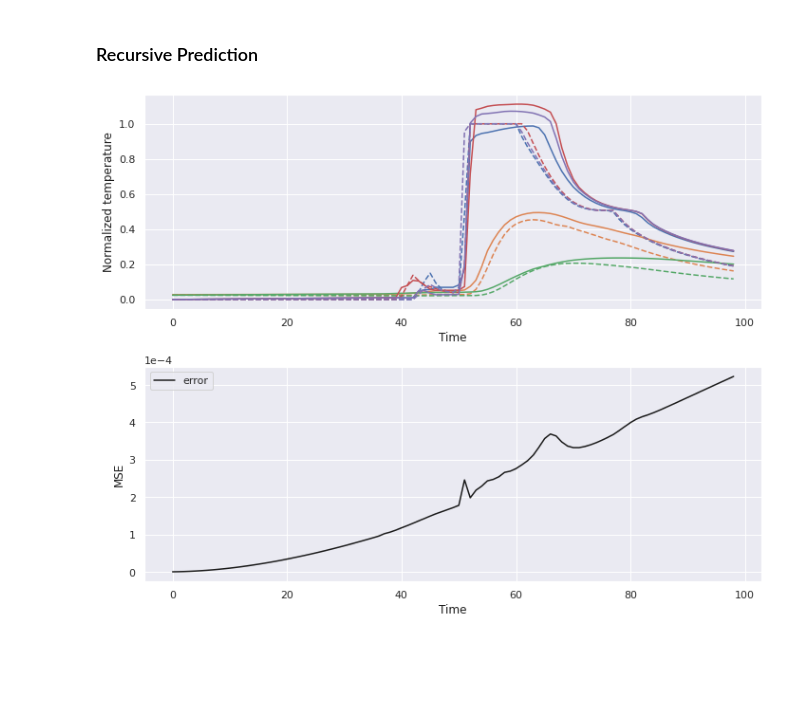
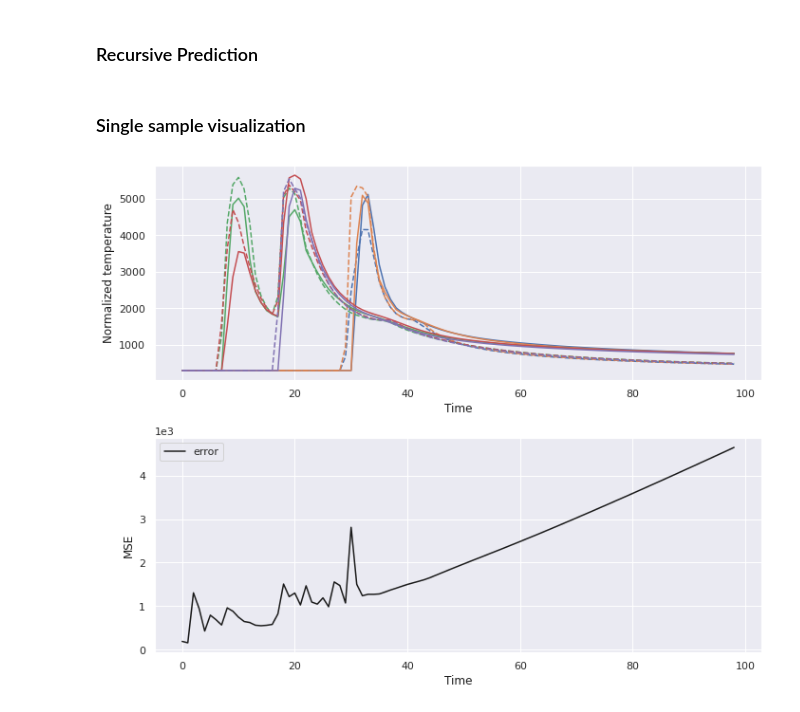
Before and after one commit to AMPL-NU/Graph_AM_Modeling, a Jupyter notebook: GNN.ipynb, the cells around one changed output. Cells and saved outputs as stored; diff of their text form; code cells hidden in the pictures; blank space fills up the shorter version.

```diff
--- a/GNN.ipynb
+++ b/GNN.ipynb
@@ -330,0 +335,13 @@ len(train_dataset), len(test_dataset)
+# %%
+# small database for debugging
+test_simulations = 5
+train_samples = 1000
+test_samples = 200
+test_start_index = (len(dataset.simulation_ids) - test_simulations)* dataset.sample_per_simulation * (dataset.seq_len-1)
+train_dataset = dataset[:test_start_index]
+train_dataset = train_dataset.shuffle()
+train_dataset = train_dataset[:train_samples]
+test_dataset = dataset[test_start_index:]
+test_dataset = test_dataset.shuffle()
+test_dataset = test_dataset[:test_samples]
+len(train_dataset), len(test_dataset)
@@ -572,6 +526,6 @@ torch.save(his, 'temp_models/DeeperGCN_clipped_data_his_V5.txt')
 # %%
-path = 'temp_models/R_GNNV5.pt'
-model = Net(device).to(device)
+path = 'temp_models/final_masked.pt'
+model = Net().to(device)
 model.load_state_dict(torch.load(path))
 model.eval()
 # %% [markdown]
@@ -626,7 +580,7 @@ def display_temp(temp, data, zoom=3.0, show_edges=False,
     p.show()
 # %%
 # test_id = np.random.randint(0,len(dataset))
-test_id = 3
+test_id = 10000
 data = test_dataset[test_id]
 data = data.to(device)
 with torch.no_grad():
@@ -647,7 +607,9 @@ print(err.min())
 # %% [markdown]
 ### Recursive Prediction
+# %% [markdown]
+### Single sample visualization
 # %%
-sample_num = 1400
+sample_num = 3
 predictions = []
 targets = []
 for time_step in range(99):
@@ -658,32 +620,37 @@ for time_step in range(99):
     data = data.to(device)
     with torch.no_grad():
         prediction =  model(data).to("cpu")
+    mask = data.x[:,1].reshape(-1,1)
+    prediction = prediction * mask.to("cpu")
     predictions.append(prediction)
     targets.append(target)
-predictions = torch.stack(predictions)[:,:,0]
-targets = torch.stack(targets)[:,:,0]
+init_birth = dataset[sample_num*99].x[:,1]
+birth = dataset[sample_num*99 + 98].x[:,1] - dataset[sample_num*99].x[:,1]
+predictions = torch.stack(predictions)[:,:,0] * 4700 + 300
+targets = torch.stack(targets)[:,:,0] * 4700 + 300
 error = torch.mean(torch.square(predictions - targets), dim = 1)
 # %%
-samples = 5
-
+inds = np.where(birth.numpy()>0)[0][:5]
+samples = len(inds)
+# samples = 100
 fig, axs = plt.subplots(2, 1, figsize=(10,8))
-clrs = sns.color_palette(n_colors=rand_samples)
-# worst_ind = torch.argmax(torch.square(predictions - targets)[98, :])
-worst_ind = torch.argsort(torch.square(predictions - targets)[98, :])[-5:]
+clrs = sns.color_palette(n_colors=samples)
+# inds= torch.argsort(torch.square(predictions - targets)[98, :])[-5:]
+# inds = np.random.randint(low = 0, high = predictions.shape[1], size=(samples))
 
 x_range = list(range(99))
 for i in range(samples):
-    axs[0].plot(x_range, predictions[:, worst_ind[i]], c=clrs[i])
-    axs[0].plot(x_range, targets[:, worst_ind[i]], '--', c=clrs[i])
+    axs[0].plot(x_range, predictions[:, inds[i]], c=clrs[i])
+    axs[0].plot(x_range, targets[:, inds[i]], '--', c=clrs[i])
 axs[0].set_xlabel('Time', color='k')
 axs[0].set_ylabel('Normalized temperature', color='k')
 # axs[0].legend()
 axs[1].plot(x_range, error, label='error', c='k')
 axs[1].set_xlabel('Time', color='k')
 axs[1].set_ylabel('MSE', color='k')
 axs[1].legend()
 axs[1].ticklabel_format(style='sci', axis='y', scilimits=(0,0))
 plt.tight_layout()
 plt.show()
 # %% [output]
-[figure, old version]
+[figure, new version]
```
Also changed, not shown: parts of 19 cells of this notebook, 5 other files.
